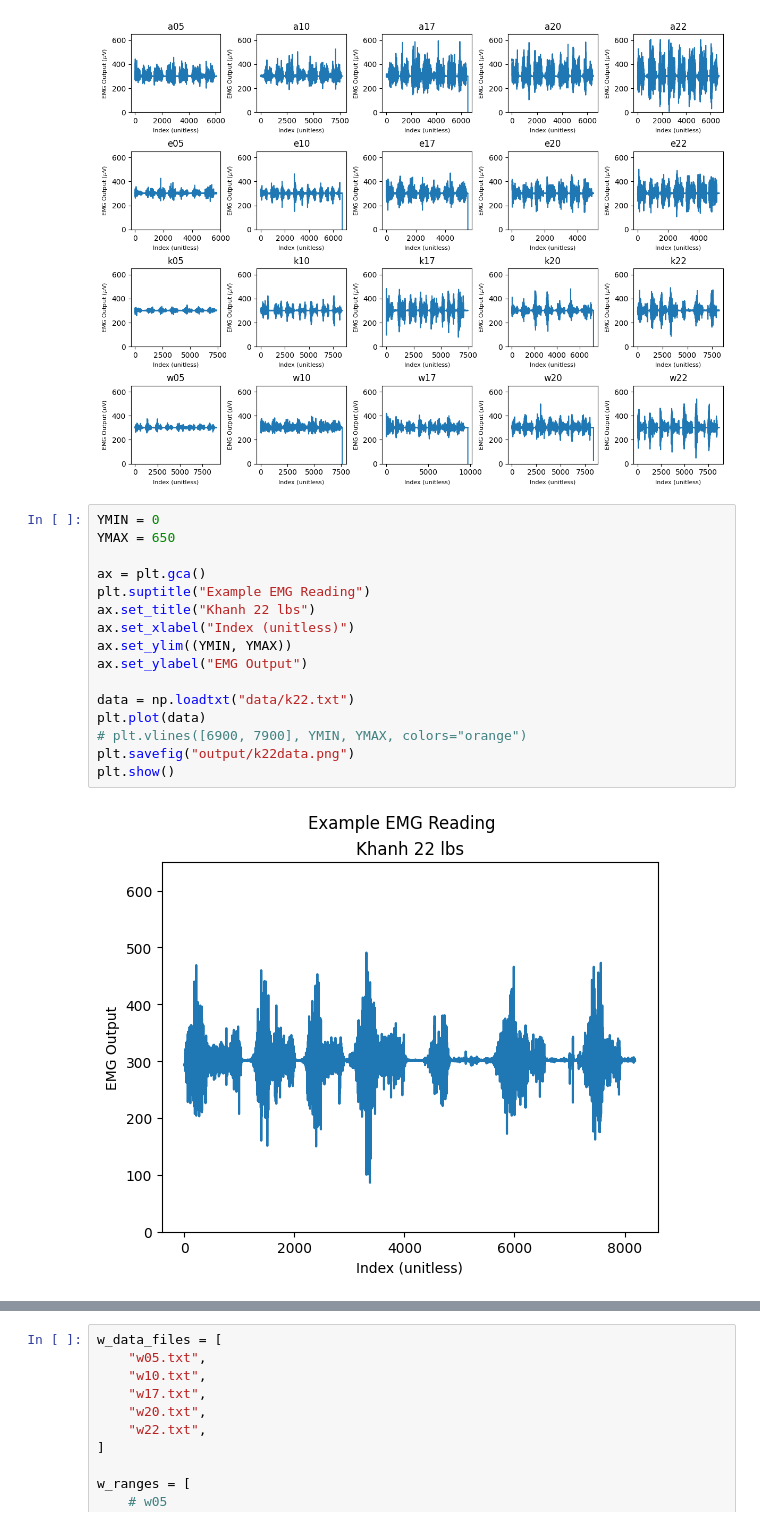
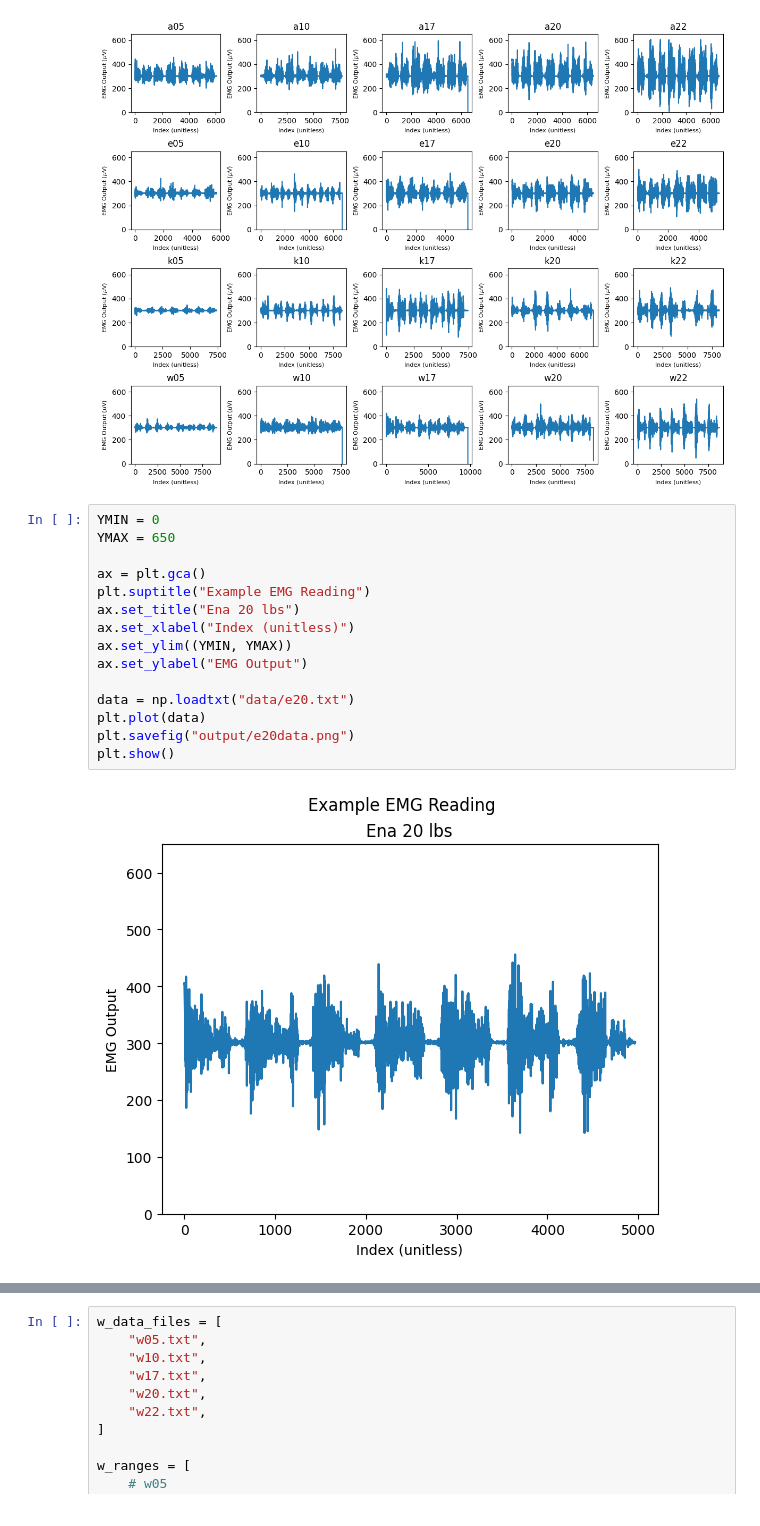
Before and after one commit to nouturnsign/physemg, a Jupyter notebook: preanalysis.ipynb, the cells around one changed output, grey strips where cells are left out. Saved outputs shown, nothing was run; the diff lists cells and outputs as text.

Commit message:
Use Ena data and add ranges

```diff
--- a/preanalysis.ipynb
+++ b/preanalysis.ipynb
@@ -45,18 +45,17 @@ fig.show()
 # %%
 YMIN = 0
 YMAX = 650
 
 ax = plt.gca()
 plt.suptitle("Example EMG Reading")
-ax.set_title("Khanh 22 lbs")
+ax.set_title("Ena 20 lbs")
 ax.set_xlabel("Index (unitless)")
 ax.set_ylim((YMIN, YMAX))
 ax.set_ylabel("EMG Output")
 
-data = np.loadtxt("data/k22.txt")
+data = np.loadtxt("data/e20.txt")
 plt.plot(data)
-# plt.vlines([6900, 7900], YMIN, YMAX, colors="orange")
-plt.savefig("output/k22data.png")
+plt.savefig("output/e20data.png")
 plt.show()
 # %% [output]
-[figure, old version]
+[figure, new version]
```
Also changed, not shown: parts of 1 cell of this notebook, 3 other files.
